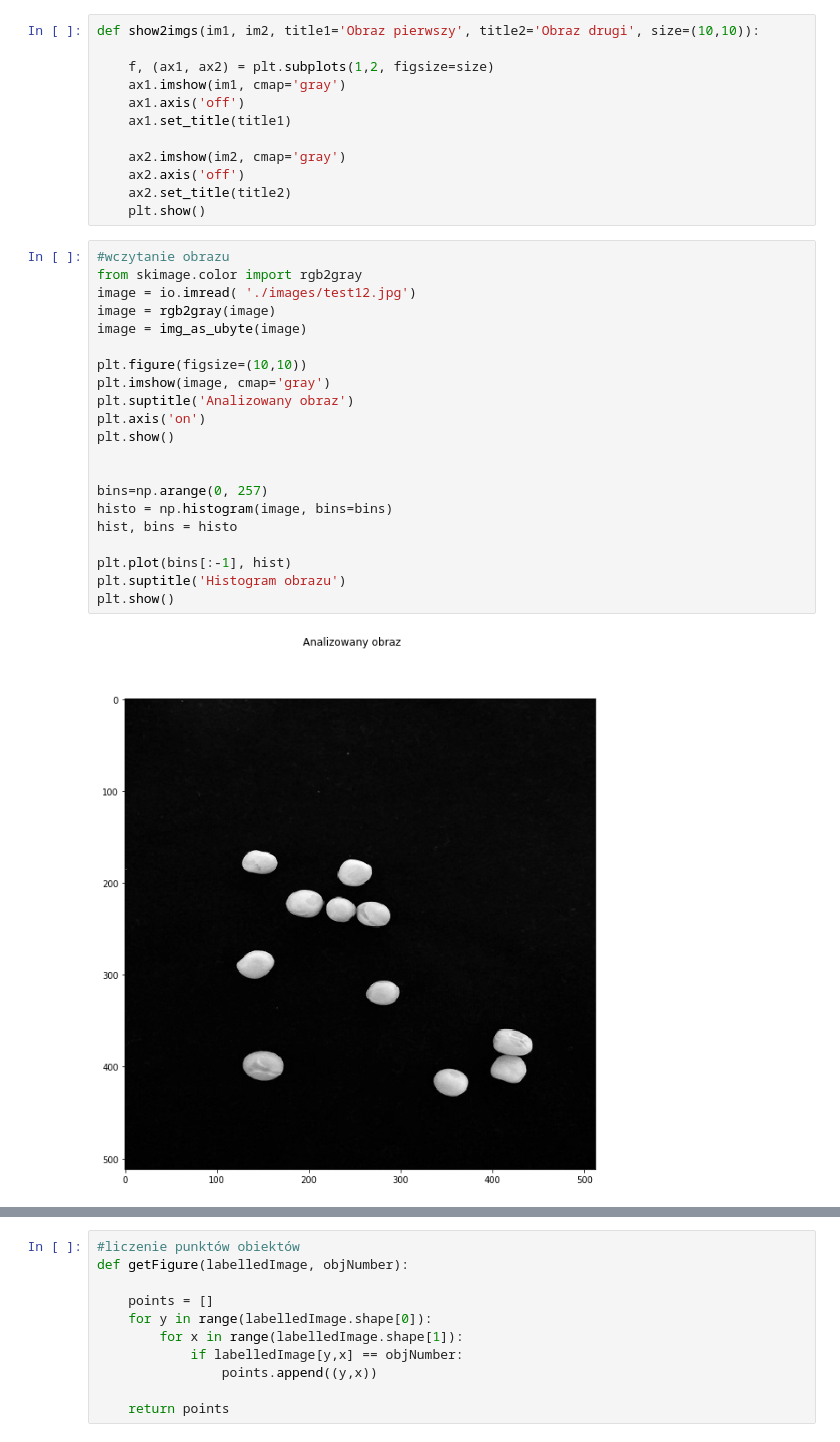
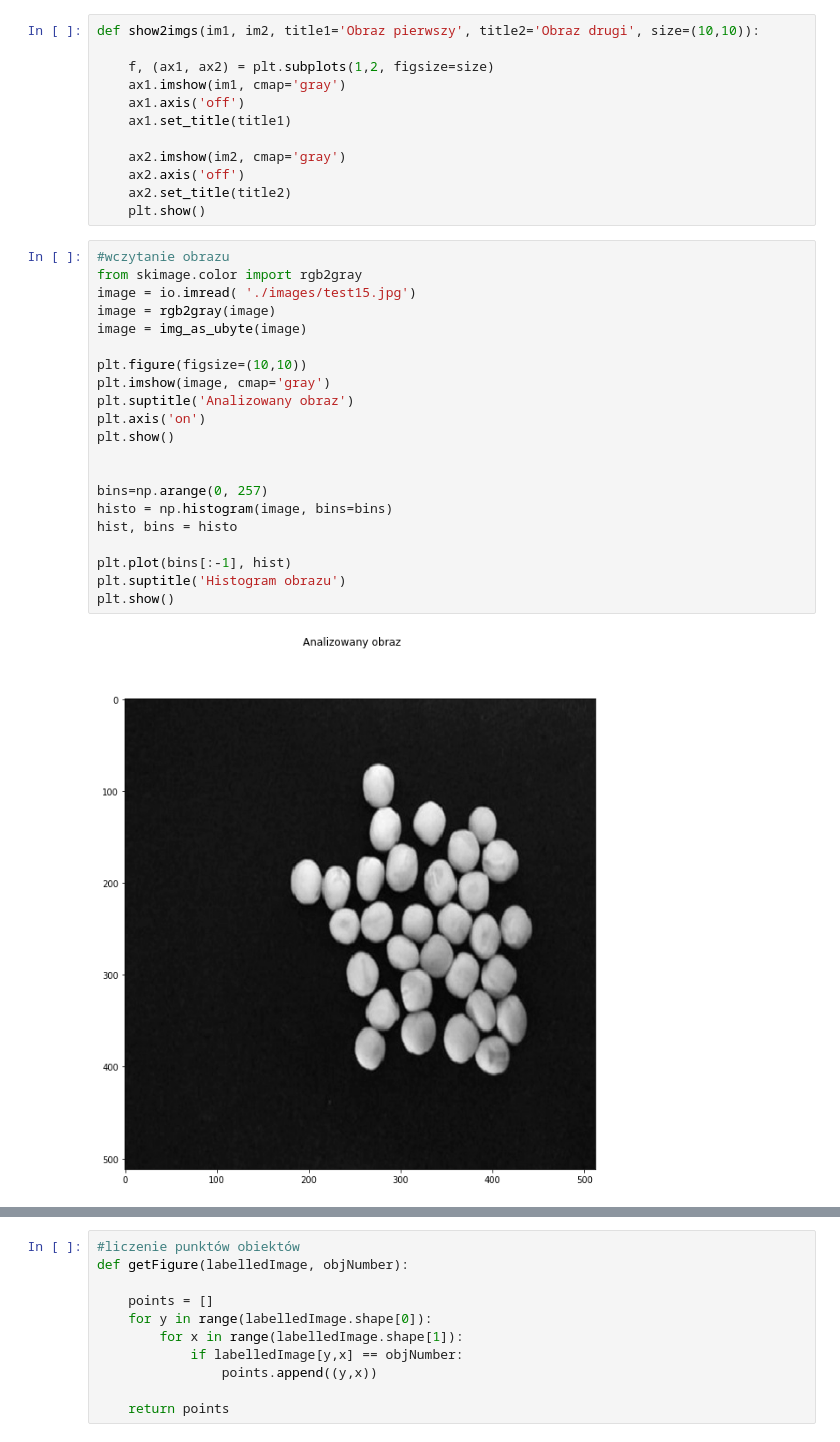
Before and after one commit to Rafalz13/Counting_objects, a Jupyter notebook: Detection.ipynb, the cells around one changed output, grey strips where cells are left out. Saved outputs shown, nothing was run; the diff lists cells and outputs as text.

```diff
--- a/Detection.ipynb
+++ b/Detection.ipynb
@@ -27,23 +27,23 @@ def show2imgs(im1, im2, title1='Obraz pierwszy', title2='Obraz drugi', size=(10,
 # %%
 #wczytanie obrazu
 from skimage.color import rgb2gray
-image = io.imread( './images/test12.jpg')
+image = io.imread( './images/test15.jpg')
 image = rgb2gray(image)
 image = img_as_ubyte(image)
 
 plt.figure(figsize=(10,10))
 plt.imshow(image, cmap='gray')
 plt.suptitle('Analizowany obraz')
 plt.axis('on')
 plt.show()
 
 
 bins=np.arange(0, 257)
 histo = np.histogram(image, bins=bins)
 hist, bins = histo
 
 plt.plot(bins[:-1], hist)
 plt.suptitle('Histogram obrazu')
 plt.show()
 # %% [output]
-[figure, old version]
+[figure, new version]
```
Also changed, not shown: parts of 8 cells of this notebook.
